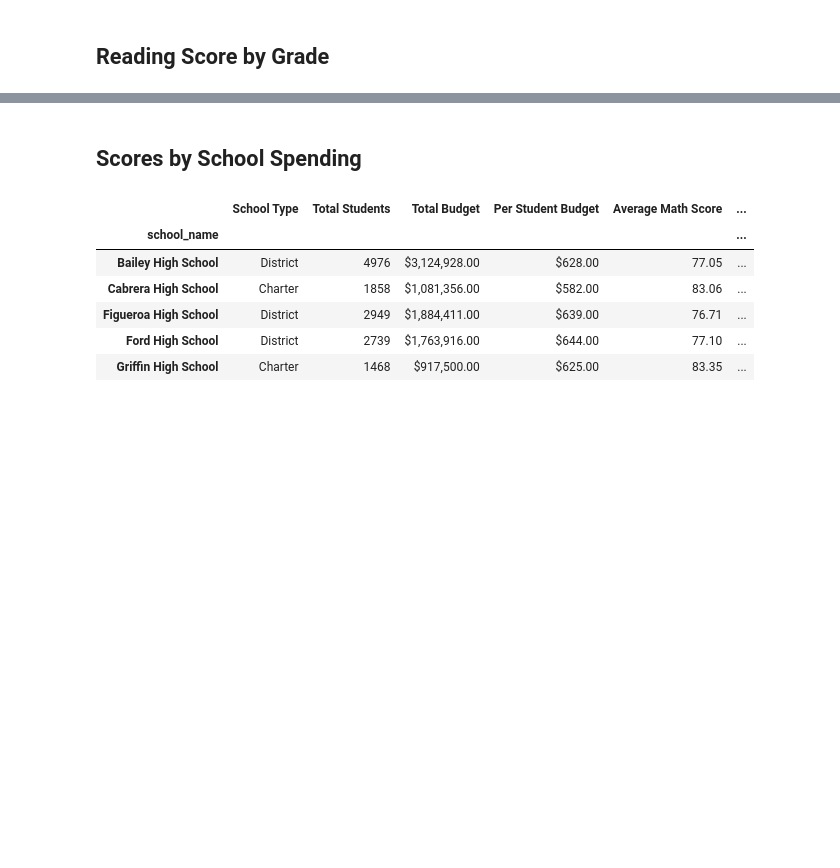
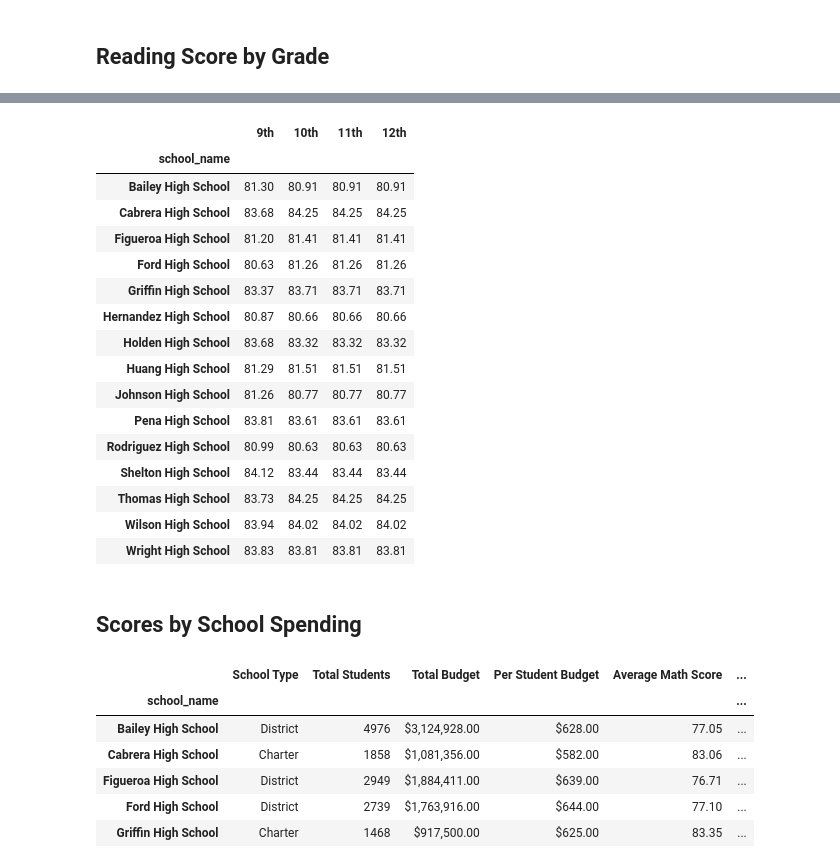
Before and after one commit to SummerDowdy/pandas-challenge, a Jupyter notebook: PyCitySchools/PyCitySchools.ipynb, the cells around one changed output, grey strips where cells are left out. Saved outputs shown, nothing was run; the diff lists cells and outputs as text; code cells hidden in the pictures; blank space fills up the shorter version.

```diff
--- a/PyCitySchools/PyCitySchools_starter-Copy1.ipynb
+++ b/PyCitySchools/PyCitySchools.ipynb
@@ -597,0 +678,8 @@ SyntaxError: invalid syntax (314364729.py, line 8)
+# %%
+# Use the code provided to separate the data by grade
+# Group by `school_name` and take the mean of the the `reading_score` column for each.
+ninth_graders = school_data_complete[(school_data_complete["grade"] == "9th")]
+ninth_graders_scoresDF = ninth_gradersDF.groupby(["school_name"])
+ninth_graders_scoresDF = ninth_graders_scoresDF
+ninth_grade_reading_scores = ninth_grader_scoresDF["reading_score"].mean()
+ninth_grade_reading_scores
@@ -597,0 +704,8 @@ SyntaxError: invalid syntax (314364729.py, line 8)
+# %%
+# Use the code provided to separate the data by grade
+# Group by `school_name` and take the mean of the the `reading_score` column for each.
+tenth_graders = school_data_complete[school_data_complete["grade"] == "10th"]
+tenth_graders_scoresDF = tenth_gradersDF.groupby(["school_name"])
+tenth_graders_scoresDF = tenth_graders_scoresDF
+tenth_grade_reading_scores = tenth_grade_scoresDF["reading_score"].mean()
+tenth_grade_reading_scores
@@ -598,3 +782,40 @@ SyntaxError: invalid syntax (314364729.py, line 8)
+# %%
+# Combine each of the scores above into single DataFrame called `reading_scores_by_grade`
+reading_scores_by_gradeDF = pd.DataFrame(
+    {
+        "9th": ninth_grade_reading_scores,
+        "10th": tenth_grade_reading_scores,
+        "11th": tenth_grade_reading_scores,
+        "12th": tenth_grade_reading_scores
+    }
+)
+
+# Minor data wrangling
+reading_scores_by_gradeDF["9th"] = reading_scores_by_gradeDF["9th"].map("{:.2f}".format)
+reading_scores_by_gradeDF["10th"] = reading_scores_by_gradeDF["10th"].map("{:.2f}".format)
+reading_scores_by_gradeDF["11th"] = reading_scores_by_gradeDF["11th"].map("{:.2f}".format)
+reading_scores_by_gradeDF["12th"] = reading_scores_by_gradeDF["12th"].map("{:.2f}".format)
+
+# Display the DataFrame
+reading_scores_by_gradeDF
+# %% [output]
+|  | 9th | 10th | 11th | 12th |
+| school_name |  |  |  |  |
+| Bailey High School | 81.30 | 80.91 | 80.91 | 80.91 |
+| Cabrera High School | 83.68 | 84.25 | 84.25 | 84.25 |
+| Figueroa High School | 81.20 | 81.41 | 81.41 | 81.41 |
+| Ford High School | 80.63 | 81.26 | 81.26 | 81.26 |
+| Griffin High School | 83.37 | 83.71 | 83.71 | 83.71 |
+| Hernandez High School | 80.87 | 80.66 | 80.66 | 80.66 |
+| Holden High School | 83.68 | 83.32 | 83.32 | 83.32 |
+| Huang High School | 81.29 | 81.51 | 81.51 | 81.51 |
+| Johnson High School | 81.26 | 80.77 | 80.77 | 80.77 |
+| Pena High School | 83.81 | 83.61 | 83.61 | 83.61 |
+| Rodriguez High School | 80.99 | 80.63 | 80.63 | 80.63 |
+| Shelton High School | 84.12 | 83.44 | 83.44 | 83.44 |
+| Thomas High School | 83.73 | 84.25 | 84.25 | 84.25 |
+| Wilson High School | 83.94 | 84.02 | 84.02 | 84.02 |
+| Wright High School | 83.83 | 83.81 | 83.81 | 83.81 |
 # %% [markdown]
 ## Scores by School Spending
 # %%
```
Also changed, not shown: parts of 29 cells of this notebook.
